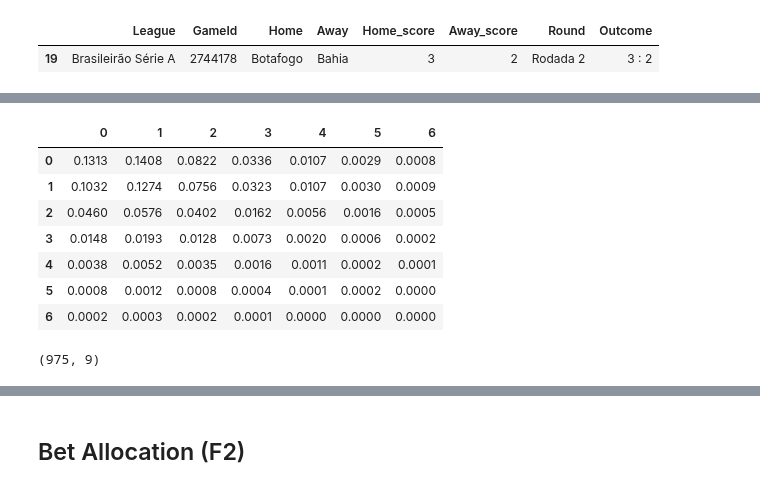
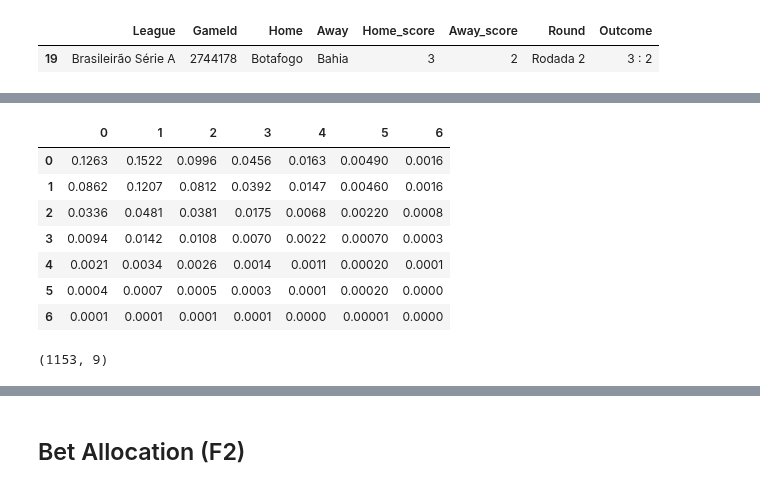
Before and after one commit to MarcosAugusto47/soccer-betting-strategy, a Jupyter notebook: notebook.ipynb, the cells around one changed output, grey strips where cells are left out. Drawn from its saved outputs; the diff is of its cells as text; code cells hidden in the pictures.

```diff
--- a/notebook.ipynb
+++ b/notebook.ipynb
@@ -53,17 +78,17 @@ metadata[metadata.GameId=='2744178']
 # %%
-GAME_ID = "2744178" # Chapecoense x Flamengo
+GAME_ID = "5924770" # Chapecoense x Flamengo
 my_game = GameProbs(GAME_ID)
 df = my_game.build_dataframe()
 df
 # %% [output]
 |  | 0 | 1 | 2 | 3 | 4 | 5 | 6 |
-| 0 | 0.1313 | 0.1408 | 0.0822 | 0.0336 | 0.0107 | 0.0029 | 0.0008 |
-| 1 | 0.1032 | 0.1274 | 0.0756 | 0.0323 | 0.0107 | 0.0030 | 0.0009 |
-| 2 | 0.0460 | 0.0576 | 0.0402 | 0.0162 | 0.0056 | 0.0016 | 0.0005 |
-| 3 | 0.0148 | 0.0193 | 0.0128 | 0.0073 | 0.0020 | 0.0006 | 0.0002 |
-| 4 | 0.0038 | 0.0052 | 0.0035 | 0.0016 | 0.0011 | 0.0002 | 0.0001 |
-| 5 | 0.0008 | 0.0012 | 0.0008 | 0.0004 | 0.0001 | 0.0002 | 0.0000 |
-| 6 | 0.0002 | 0.0003 | 0.0002 | 0.0001 | 0.0000 | 0.0000 | 0.0000 |
+| 0 | 0.1263 | 0.1522 | 0.0996 | 0.0456 | 0.0163 | 0.00490 | 0.0016 |
+| 1 | 0.0862 | 0.1207 | 0.0812 | 0.0392 | 0.0147 | 0.00460 | 0.0016 |
+| 2 | 0.0336 | 0.0481 | 0.0381 | 0.0175 | 0.0068 | 0.00220 | 0.0008 |
+| 3 | 0.0094 | 0.0142 | 0.0108 | 0.0070 | 0.0022 | 0.00070 | 0.0003 |
+| 4 | 0.0021 | 0.0034 | 0.0026 | 0.0014 | 0.0011 | 0.00020 | 0.0001 |
+| 5 | 0.0004 | 0.0007 | 0.0005 | 0.0003 | 0.0001 | 0.00020 | 0.0000 |
+| 6 | 0.0001 | 0.0001 | 0.0001 | 0.0001 | 0.0000 | 0.00001 | 0.0000 |
 # %%
 # Example of match that has 46 options of exact result bet
 sportsbook_list = ['1xBet',
@@ -87,7 +112,7 @@ odds_sample = odds[(odds.GameId==GAME_ID)]
 odds_sample = join_metadata(odds_sample, metadata)
 print(odds_sample.shape)
 # %% [output]
-(975, 9)
+(1153, 9)
 # %%
 odds_sample = apply_final_treatment(df_odds=odds_sample, df_real_prob=df)
 odds_sample
```
Also changed, not shown: parts of 4 cells of this notebook, 3 other files.
